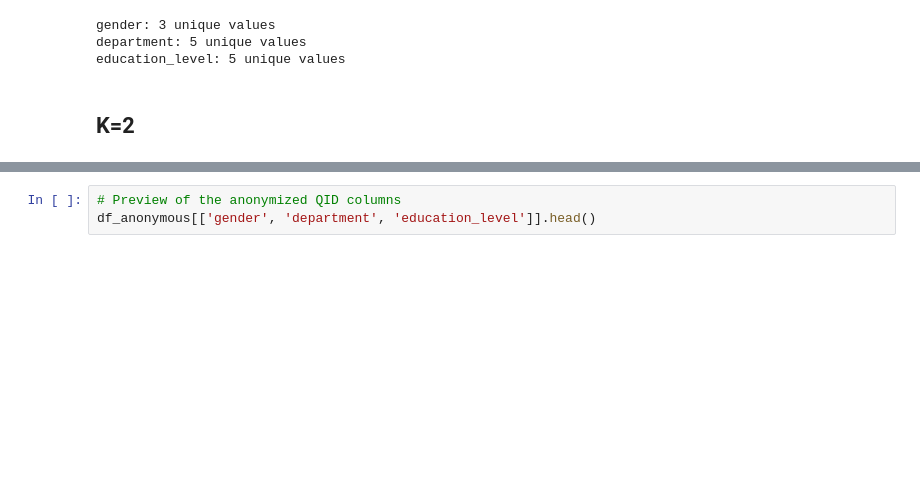
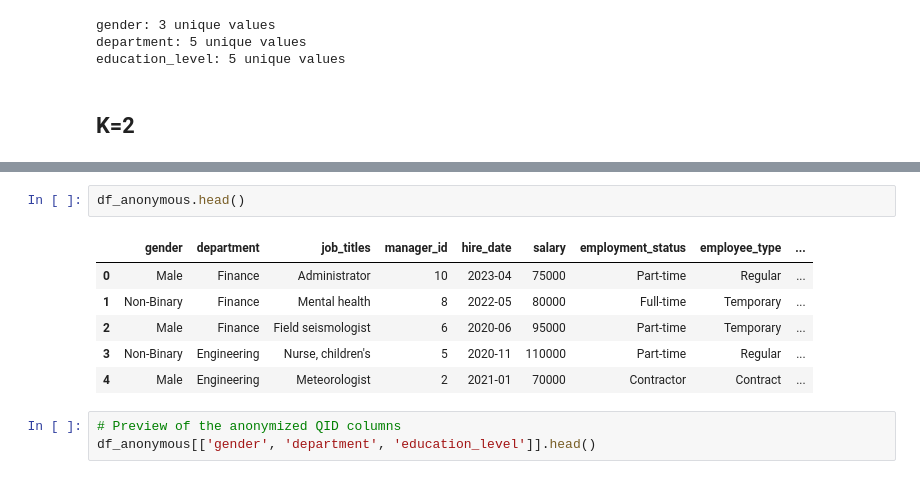
Before and after one commit to 1211223/SEGPRD_PROJECT_2, a Jupyter notebook: main.ipynb, the cells around one changed output, grey strips where cells are left out. Cells and saved outputs as stored; diff of their text form; blank space fills up the shorter version.

```diff
--- a/main.ipynb
+++ b/main.ipynb
@@ -315,3 +359,12 @@ Model (Gradient Boosting) - MAE: 19923.26
+# %%
+df_anonymous.head()
+# %% [output]
+|  | gender | department | job_titles | manager_id | hire_date | salary | employment_status | employee_type | ... |
+| 0 | Male | Finance | Administrator | 10 | 2023-04 | 75000 | Part-time | Regular | ... |
+| 1 | Non-Binary | Finance | Mental health | 8 | 2022-05 | 80000 | Full-time | Temporary | ... |
+| 2 | Male | Finance | Field seismologist | 6 | 2020-06 | 95000 | Part-time | Temporary | ... |
+| 3 | Non-Binary | Engineering | Nurse, children's | 5 | 2020-11 | 110000 | Part-time | Regular | ... |
+| 4 | Male | Engineering | Meteorologist | 2 | 2021-01 | 70000 | Contractor | Contract | ... |
 # %%
 # Preview of the anonymized QID columns
 df_anonymous[['gender', 'department', 'education_level']].head()
```
Also changed, not shown: parts of 15 cells of this notebook.
